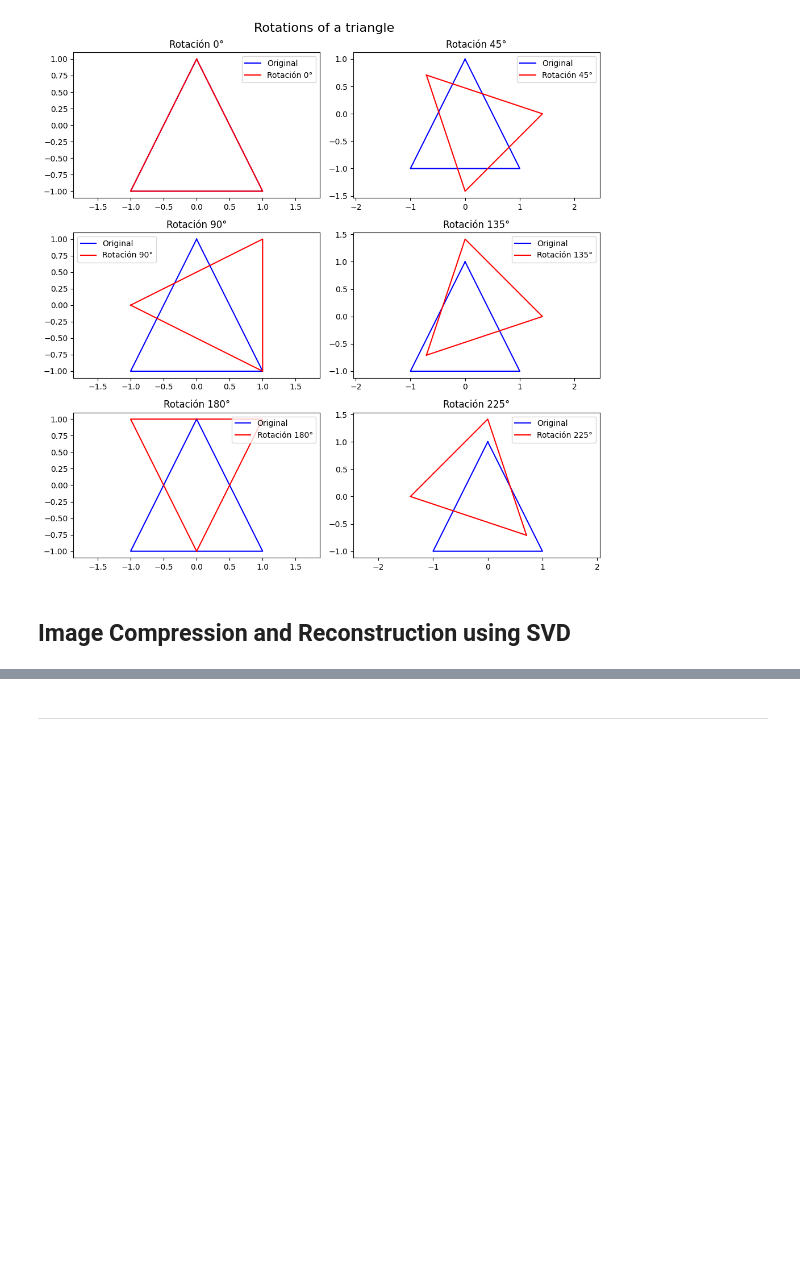
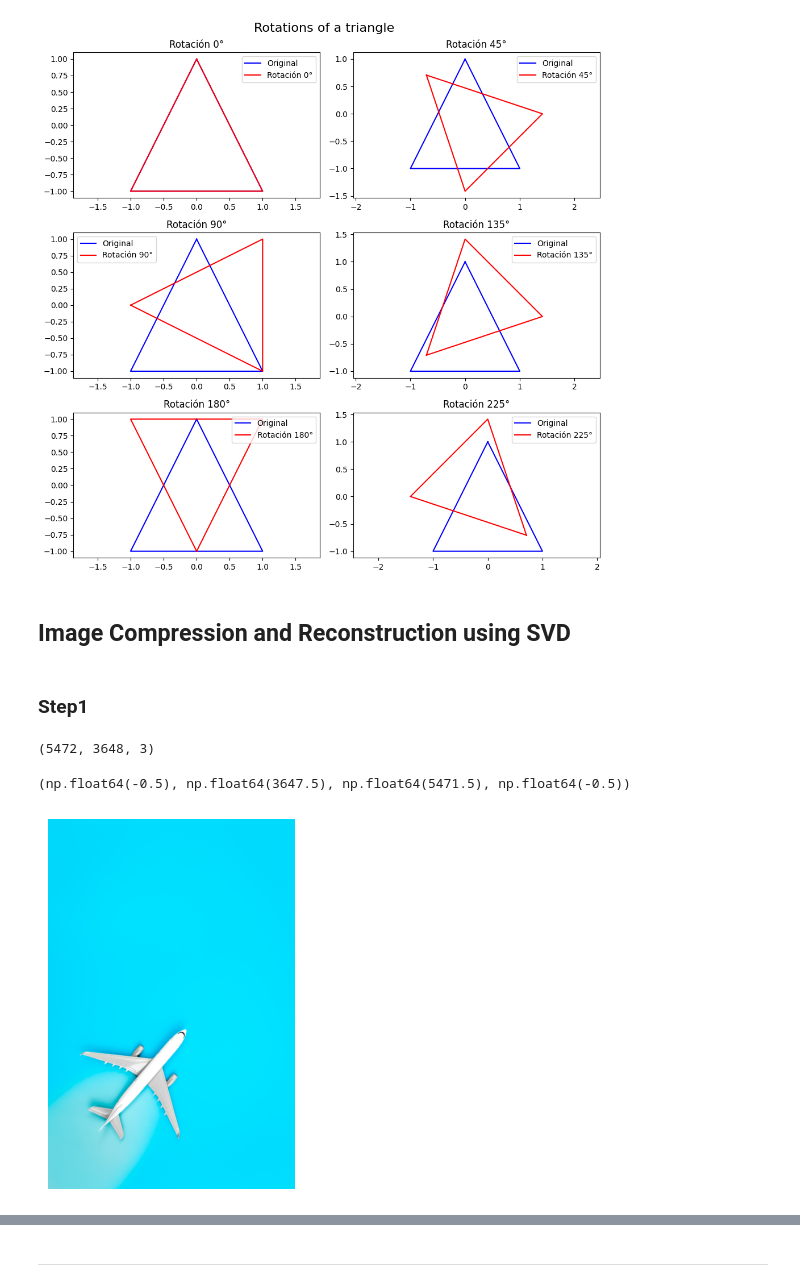
Before and after one commit to JesusPetro/Visi-n-Artificial---2025-2P, a Jupyter notebook: semana 1/T00065696_work1.ipynb, the cells around one changed output, grey strips where cells are left out. Saved outputs shown, nothing was run; the diff lists cells and outputs as text; code cells hidden in the pictures; blank space fills up the shorter version.

```diff
--- a/semana 1/T00065696_work1.ipynb
+++ b/semana 1/T00065696_work1.ipynb
@@ -271,3 +281,16 @@ plt.show()
 [figure]
 # %% [markdown]
 ## **Image Compression and Reconstruction using SVD**
+# %% [markdown]
+### **Step1**
+# %%
+# leemos una imagen y la mostramos
+image = Image.open('./img/imagen1.jpg')
+
+print(np.array(image).shape) # rgb (5472, 3648, 3)
+plt.imshow(image)
+plt.axis('off')  # Oculta los ejes
+# %% [output]
+(5472, 3648, 3)
+(np.float64(-0.5), np.float64(3647.5), np.float64(5471.5), np.float64(-0.5))
+[figure, added]
```
Also changed, not shown: parts of 8 cells of this notebook, 1 other file.
